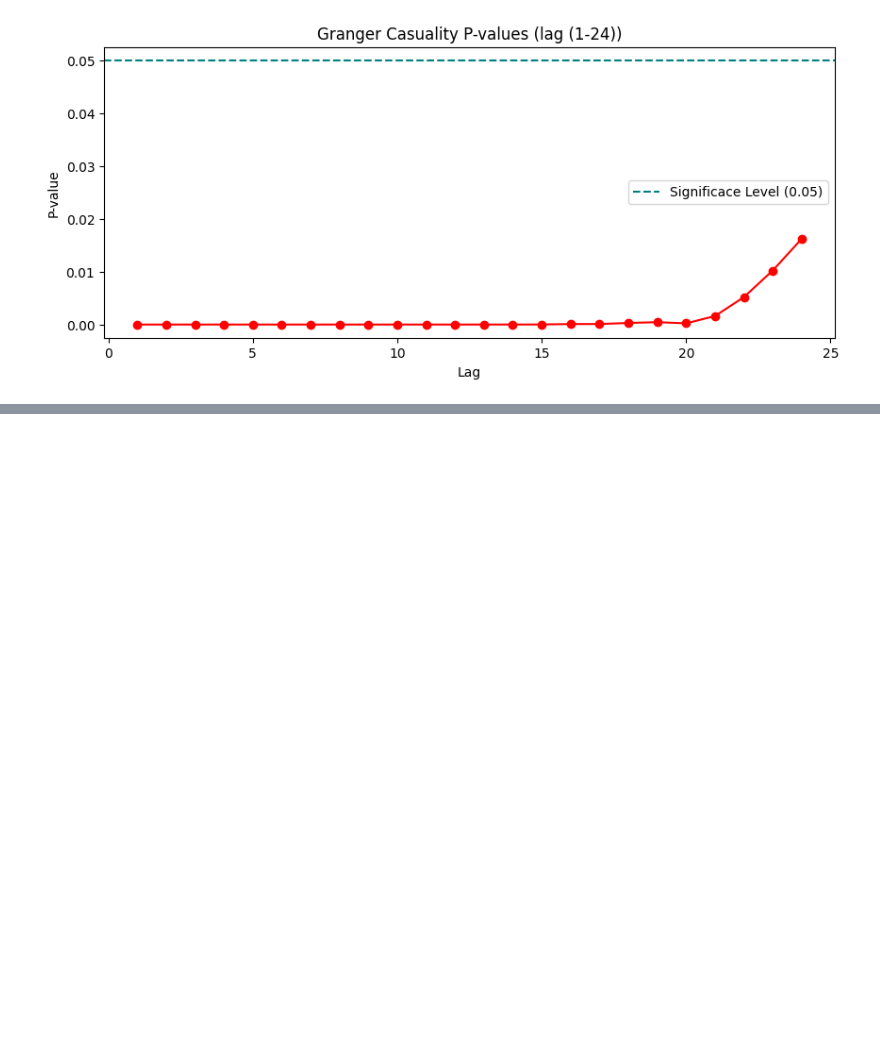
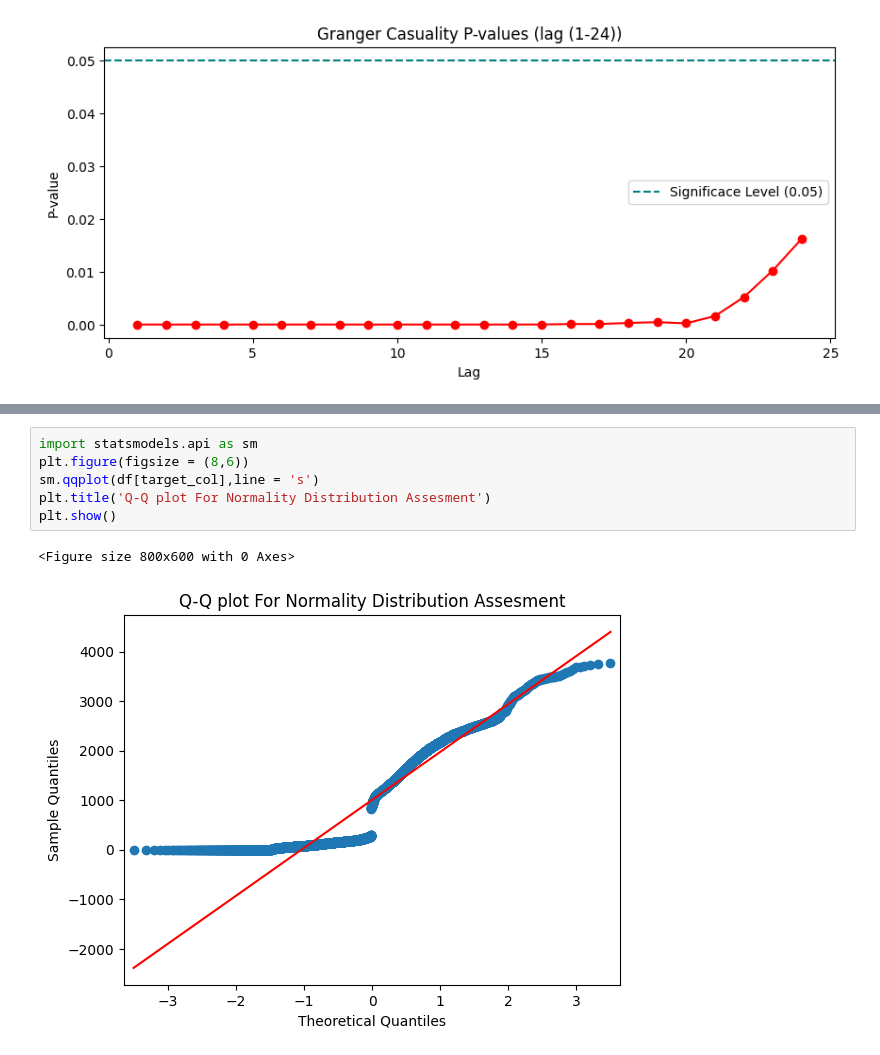
Before and after one commit to shansree-z/SmartEnergy-Consumptions, a Jupyter notebook: Pre-Processing.ipynb, the cells around one changed output, grey strips where cells are left out. Saved outputs shown, nothing was run; the diff lists cells and outputs as text; blank space fills up the shorter version.

```diff
--- a/Pre-Processing.ipynb
+++ b/Pre-Processing.ipynb
@@ -478,0 +531,9 @@ Granger Casuality Test: AC ---> Total Power
+# %%
+import statsmodels.api as sm
+plt.figure(figsize = (8,6))
+sm.qqplot(df[target_col],line = 's')
+plt.title('Q-Q plot For Normality Distribution Assesment')
+plt.show()
+# %% [output]
+<Figure size 800x600 with 0 Axes>
+[figure, added]
```
Also changed, not shown: parts of 5 cells of this notebook.
